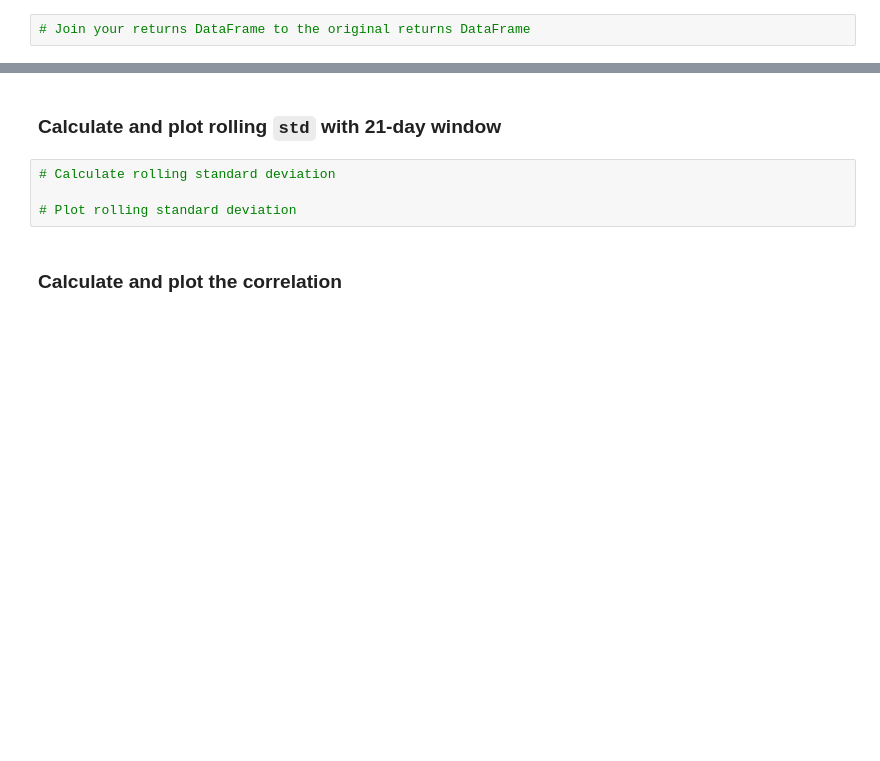
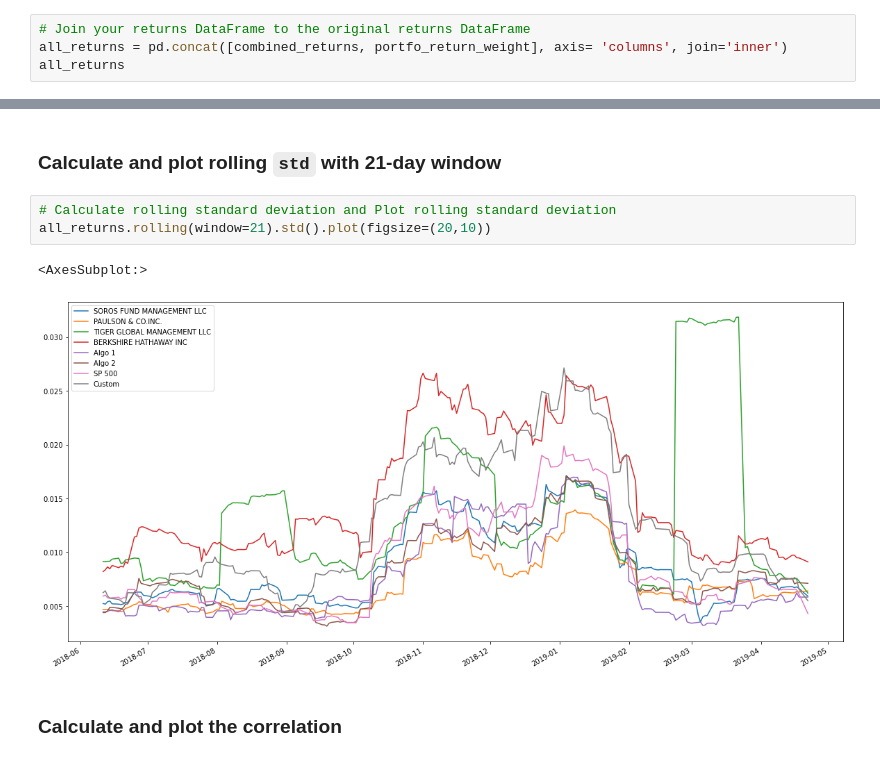
Before and after one commit to Olegreg762/FintechBootcamp, a Jupyter notebook: pandas_homework/Instructions/Starter_Code/whale_analysis.ipynb, the cells around one changed output, grey strips where cells are left out. Saved outputs shown, nothing was run; the diff lists cells and outputs as text; blank space fills up the shorter version.

```diff
--- a/pandas_homework/Instructions/Starter_Code/whale_analysis.ipynb
+++ b/pandas_homework/Instructions/Starter_Code/whale_analysis.ipynb
@@ -544,3 +556,5 @@ weights = [1/3, 1/3, 1/3]
 ## Join your portfolio returns to the DataFrame that contains all of the portfolio returns
 # %%
 # Join your returns DataFrame to the original returns DataFrame
+all_returns = pd.concat([combined_returns, portfo_return_weight], axis= 'columns', join='inner')
+all_returns
@@ -555,9 +610,11 @@ weights = [1/3, 1/3, 1/3]
 # %% [markdown]
 ### Calculate and plot rolling `std` with 21-day window
 # %%
-# Calculate rolling standard deviation
-
-# Plot rolling standard deviation
+# Calculate rolling standard deviation and Plot rolling standard deviation
+all_returns.rolling(window=21).std().plot(figsize=(20,10))
+# %% [output]
+<AxesSubplot:>
+[figure, added]
 # %% [markdown]
 ### Calculate and plot the correlation
 # %%
```
Also changed, not shown: parts of 11 cells of this notebook.
